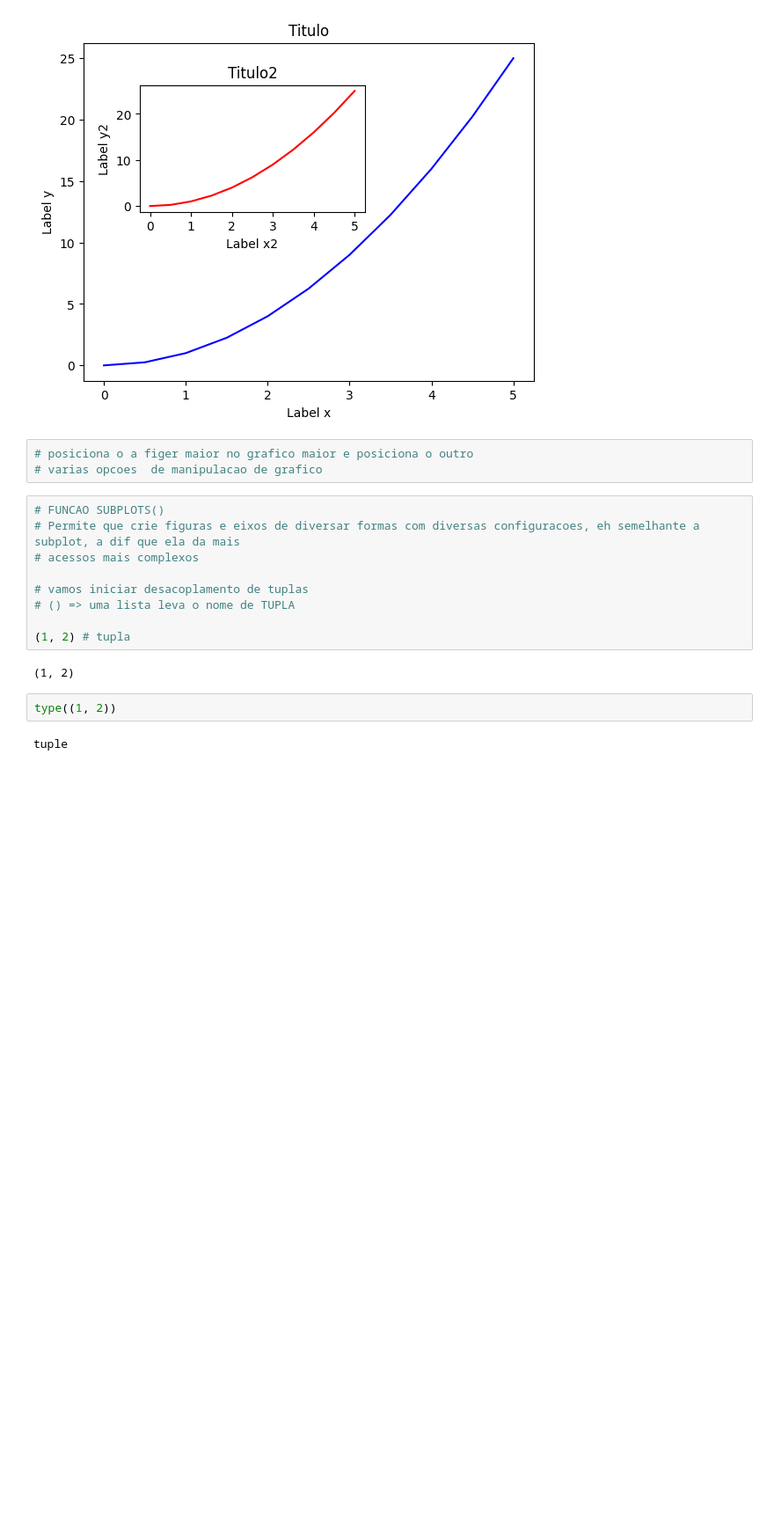
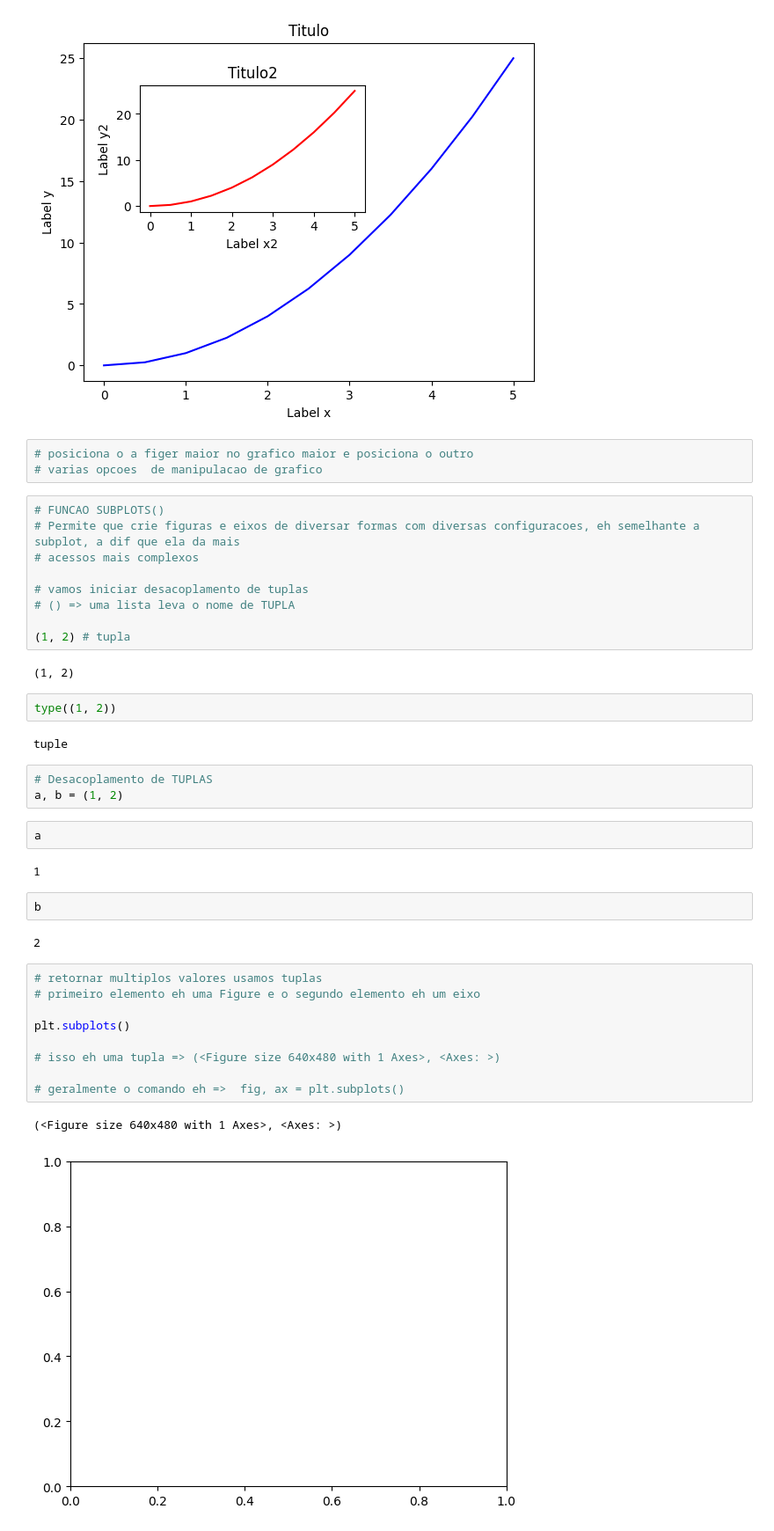
Before and after one commit to ludiemert/Data_Visualization_Matplotlib, a Jupyter notebook: Matplotlib.ipynb, the cells around one changed output. Shown at 88% size. Drawn from its saved outputs; the diff is of its cells as text; blank space fills up the shorter version.

Commit message:
add func subplots and img 7_subplots_grafic_subplots

```diff
--- a/Matplotlib.ipynb
+++ b/Matplotlib.ipynb
@@ -131,3 +131,26 @@ Text(0.5, 1.0, 'Titulo2')
 type((1, 2))
 # %% [output]
 tuple
+# %%
+# Desacoplamento de TUPLAS
+a, b = (1, 2)
+# %%
+a
+# %% [output]
+1
+# %%
+b
+# %% [output]
+2
+# %%
+# retornar multiplos valores usamos tuplas
+# primeiro elemento eh uma Figure e o segundo elemento eh um eixo
+
+plt.subplots()
+
+# isso eh uma tupla => (<Figure size 640x480 with 1 Axes>, <Axes: >)
+
+# geralmente o comando eh =>  fig, ax = plt.subplots()
+# %% [output]
+(<Figure size 640x480 with 1 Axes>, <Axes: >)
+[figure, added]
```
Also changed, not shown: parts of 2 cells of this notebook, 1 other file.
